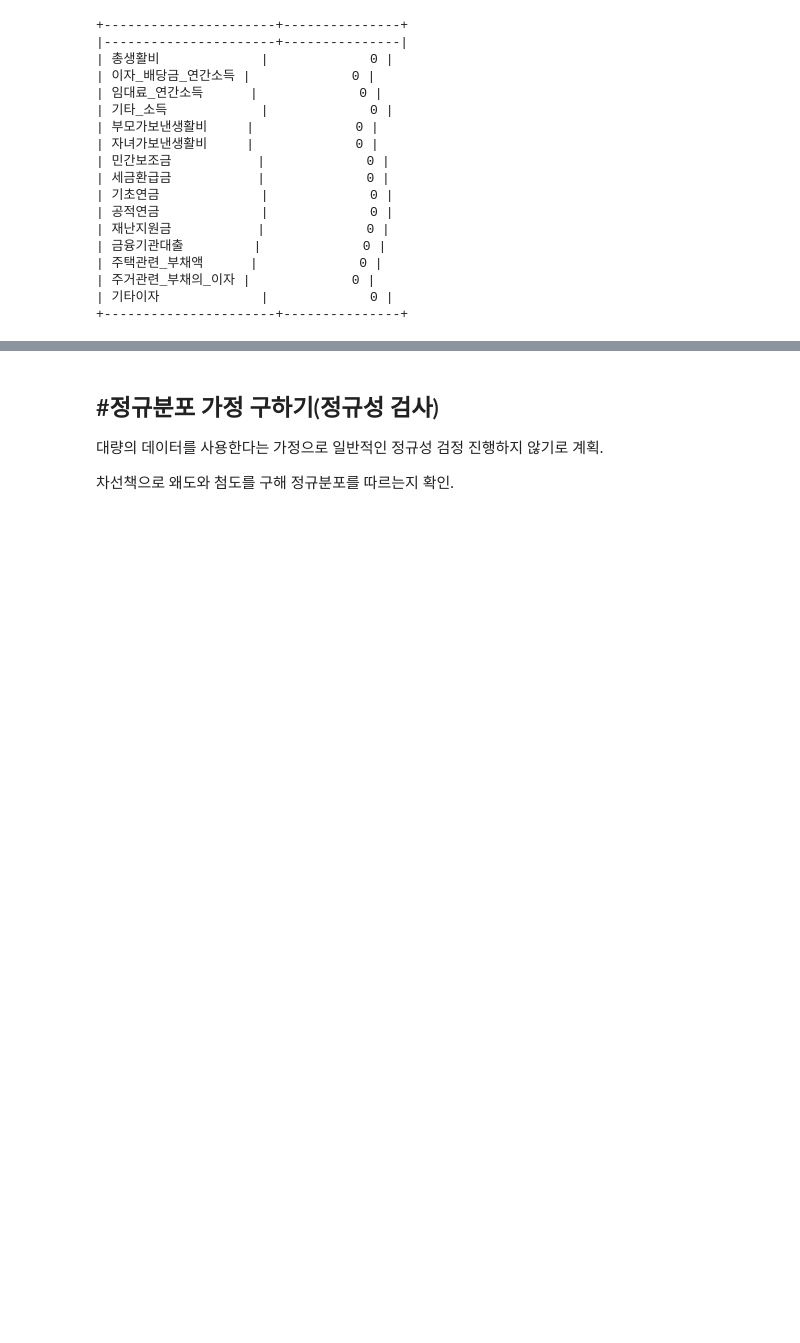
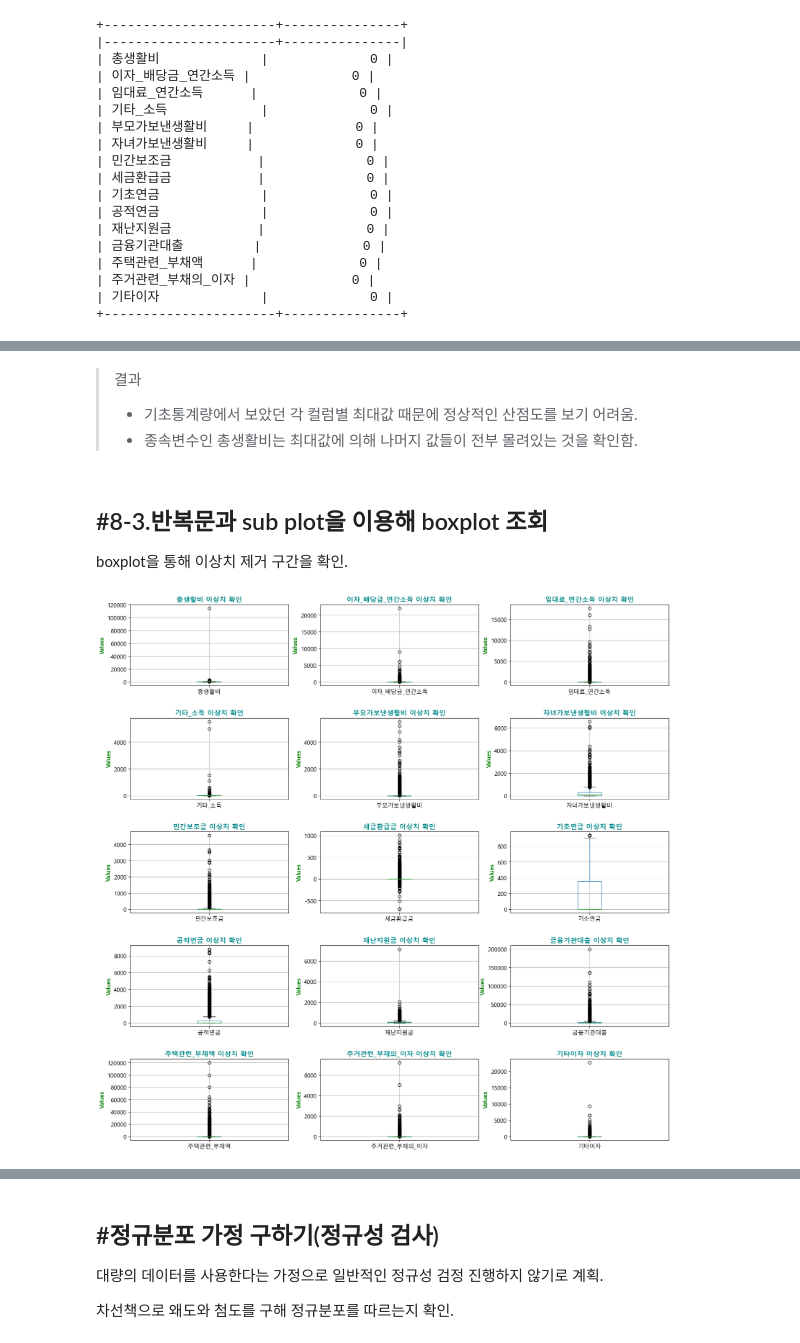
Before and after one commit to jagara101/SemiProject3, a Jupyter notebook: 3차세미 프로젝트 08.14-08.22/!3차 세미프로젝트 코드 최종.ipynb, the cells around one changed output, grey strips where cells are left out. Cells and saved outputs as stored; diff of their text form; code cells hidden in the pictures; blank space fills up the shorter version.

```diff
--- a/3차세미 프로젝트 08.14-08.22/!3차 세미프로젝트 코드 최종.ipynb
+++ b/3차세미 프로젝트 08.14-08.22/!3차 세미프로젝트 코드 최종.ipynb
@@ -420,8 +304,0 @@ boxplot을 통해 이상치 제거 구간을 선정한다.
-# %%
-fig, ax = plt.subplots(nrows=5, ncols=3, figsize=(15, 20))
-for i, c in enumerate(columns):
-    row, col = divmod(i, 3)
-    re_df1.boxplot(column=c, ax=ax[row, col])
-    ax[row, col].set_title(f"{c} 그래프")
-    plt.grid()
-plt.show()
@@ -620,0 +391,22 @@ plt.show()
+# %% [markdown]
+> 결과
+> - 기초통계량에서 보았던 각 컬럼별 최대값 때문에 정상적인 산점도를 보기 어려움.
+> - 종속변수인 총생활비는 최대값에 의해 나머지 값들이 전부 몰려있는 것을 확인함.
+# %% [markdown]
+## #8-3.반복문과 sub plot을 이용해 boxplot 조회
+
+boxplot을 통해 이상치 제거 구간을 확인.
+# %%
+columns2 = list(re_df1.columns)[0:] #총생활비도 확인하기 새로운 변수 정의 후 0번째부터 시작
+
+fig, ax = plt.subplots(nrows=5, ncols=3, figsize=(20, 20)) #3행 5열 boxplot 생성
+for i, c in enumerate(columns2):
+    row, col = divmod(i, 3)
+    re_df1.boxplot(column=c, ax=ax[row, col])
+    ax[row, col].set_title(f"{c} 이상치 확인",color='darkcyan',fontsize=14,fontweight='bold') # f포맷팅 이용
+    ax[row, col].set_ylabel('Values', color='green', fontsize=12, fontweight='bold')
+    plt.grid()
+plt.subplots_adjust(hspace=0.4)  # hspace는 수직 간격 조절
+plt.show()
+# %% [output]
+[figure, added]
```
Also changed, not shown: parts of 69 cells of this notebook.
